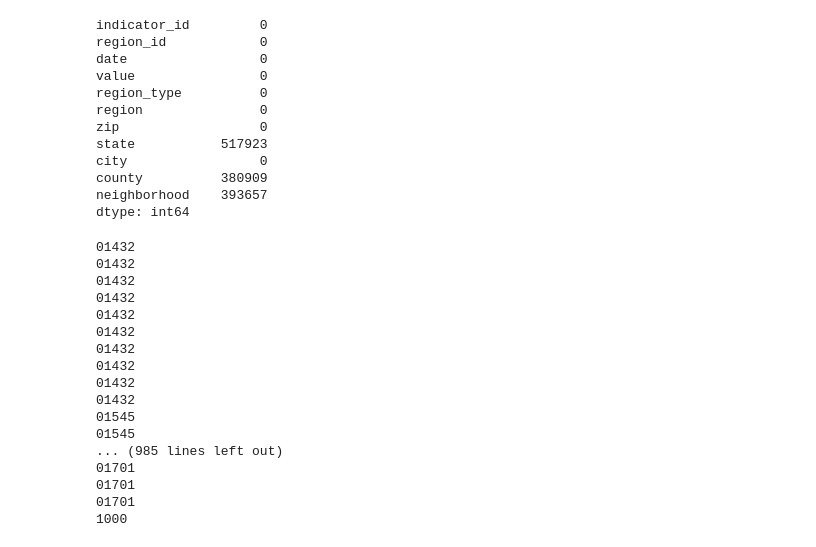
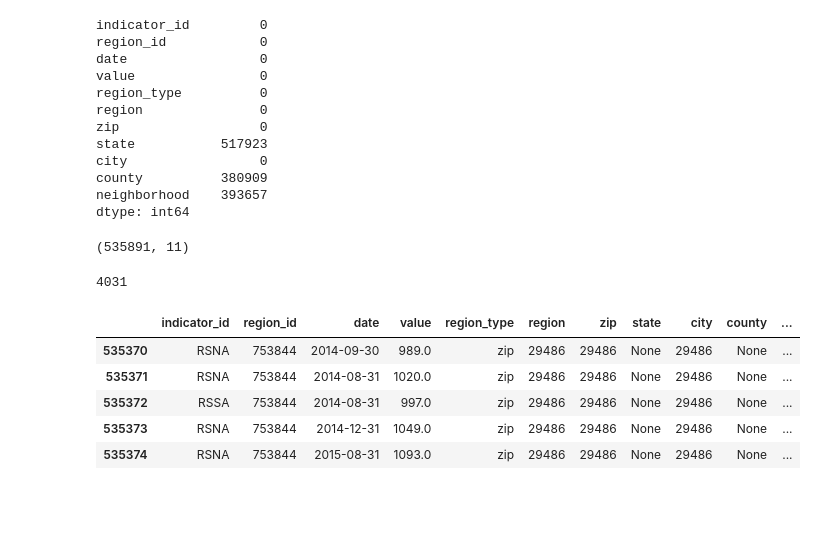
Before and after one commit to BloomTech-Labs/PT17_cityspire-f-ds, a Jupyter notebook: notebooks/exploratory/real_estate.ipynb, the cells around one changed output. Cells and saved outputs as stored; diff of their text form; code cells hidden in the pictures; blank space fills up the shorter version.

```diff
--- a/notebooks/exploratory/real_estate.ipynb
+++ b/notebooks/exploratory/real_estate.ipynb
@@ -370,28 +363,11 @@ city                 0
 county          380909
 neighborhood    393657
 dtype: int64
-# %%
-count = 0
-for i in rent_per_region['zip']:
-    if i.isdigit():
-        count += 1
-
-print(count)
-# %% [output]
-01432
-01432
-01432
-01432
-01432
-01432
-01432
-01432
-01432
-01432
-01545
-01545
-... (985 lines left out)
-01701
-01701
-01701
-1000
+# %%
+rent_per_region.shape
+# %% [output]
+(535891, 11)
+# %%
+len(rent_per_region['city'].unique())
+# %% [output]
+4031
@@ -397,0 +376,9 @@ print(count)
+# %%
+rent_per_region.tail()
+# %% [output]
+|  | indicator_id | region_id | date | value | region_type | region | zip | state | city | county | ... |
+| 535370 | RSNA | 753844 | 2014-09-30 | 989.0 | zip | 29486 | 29486 | None | 29486 | None | ... |
+| 535371 | RSNA | 753844 | 2014-08-31 | 1020.0 | zip | 29486 | 29486 | None | 29486 | None | ... |
+| 535372 | RSSA | 753844 | 2014-08-31 | 997.0 | zip | 29486 | 29486 | None | 29486 | None | ... |
+| 535373 | RSNA | 753844 | 2014-12-31 | 1049.0 | zip | 29486 | 29486 | None | 29486 | None | ... |
+| 535374 | RSNA | 753844 | 2015-08-31 | 1093.0 | zip | 29486 | 29486 | None | 29486 | None | ... |
```
Also changed, not shown: parts of 16 cells of this notebook, 2 other files.
